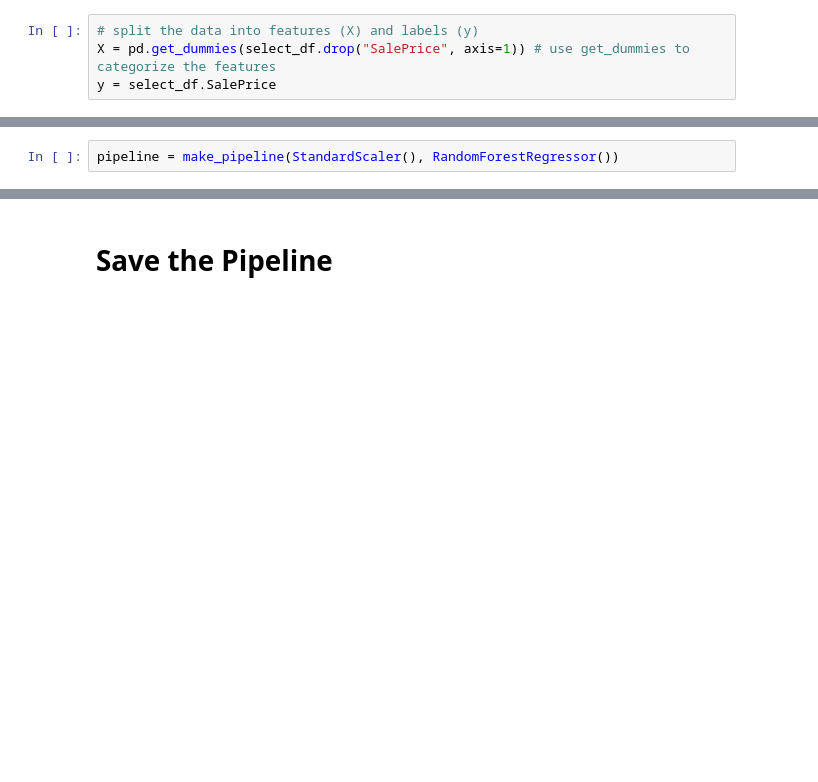
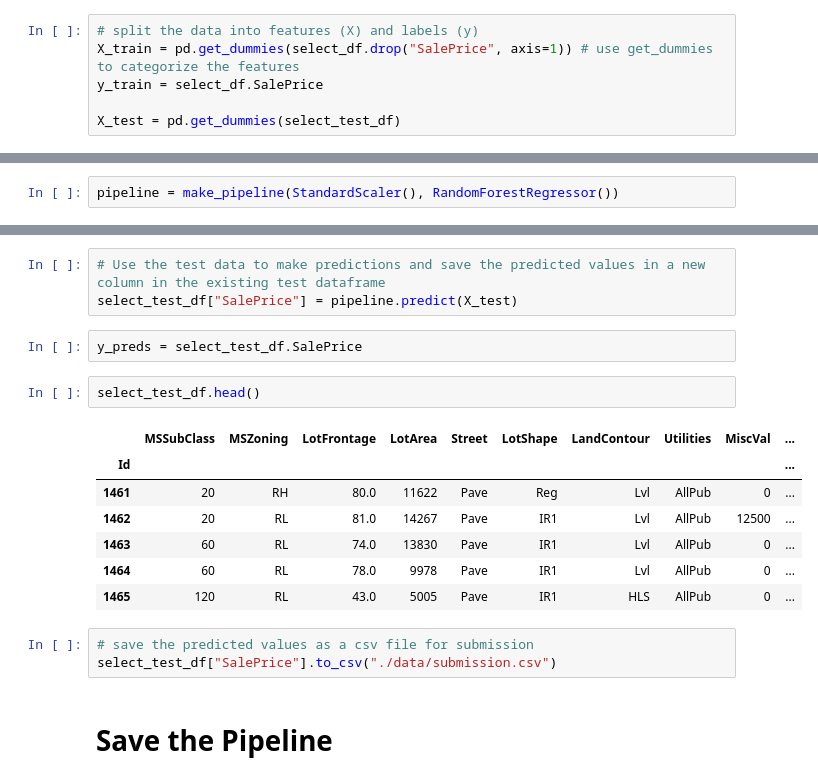
Before and after one commit to AHMAD-KHAIRI/python, a Jupyter notebook: day_116_sklearn_pipelines_code_along/sklearn-pipelines-code-along.ipynb, the cells around one changed output, grey strips where cells are left out. Drawn from its saved outputs; the diff is of its cells as text; blank space fills up the shorter version.

```diff
--- a/day_116_sklearn_pipelines_code_along/sklearn-pipelines-code-along.ipynb
+++ b/day_116_sklearn_pipelines_code_along/sklearn-pipelines-code-along.ipynb
@@ -169,6 +177,8 @@ from sklearn.ensemble import RandomForestRegressor
 from sklearn.preprocessing import StandardScaler
 # %%
 # split the data into features (X) and labels (y)
-X = pd.get_dummies(select_df.drop("SalePrice", axis=1)) # use get_dummies to categorize the features
-y = select_df.SalePrice
+X_train = pd.get_dummies(select_df.drop("SalePrice", axis=1)) # use get_dummies to categorize the features
+y_train = select_df.SalePrice
+
+X_test = pd.get_dummies(select_test_df)
 # %%
@@ -197,3 +211,21 @@ array([199280.  , 167462.  , 220837.  , ..., 220002.  , 142382.75,
+# %%
+# Use the test data to make predictions and save the predicted values in a new column in the existing test dataframe
+select_test_df["SalePrice"] = pipeline.predict(X_test)
+# %%
+y_preds = select_test_df.SalePrice
+# %%
+select_test_df.head()
+# %% [output]
+|  | MSSubClass | MSZoning | LotFrontage | LotArea | Street | LotShape | LandContour | Utilities | MiscVal | ... |
+| Id |  |  |  |  |  |  |  |  |  | ... |
+| 1461 | 20 | RH | 80.0 | 11622 | Pave | Reg | Lvl | AllPub | 0 | ... |
+| 1462 | 20 | RL | 81.0 | 14267 | Pave | IR1 | Lvl | AllPub | 12500 | ... |
+| 1463 | 60 | RL | 74.0 | 13830 | Pave | IR1 | Lvl | AllPub | 0 | ... |
+| 1464 | 60 | RL | 78.0 | 9978 | Pave | IR1 | Lvl | AllPub | 0 | ... |
+| 1465 | 120 | RL | 43.0 | 5005 | Pave | IR1 | HLS | AllPub | 0 | ... |
+# %%
+# save the predicted values as a csv file for submission
+select_test_df["SalePrice"].to_csv("./data/submission.csv")
 # %% [markdown]
 # Save the Pipeline
 # %%
```
Also changed, not shown: parts of 21 cells of this notebook, 9 other files.
